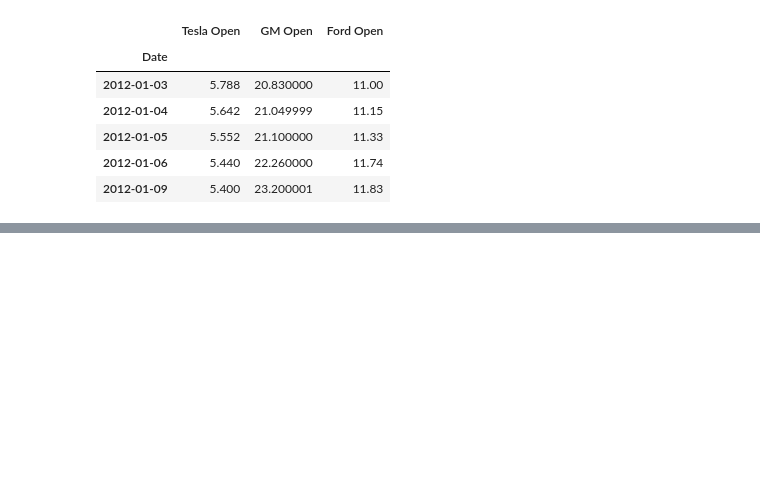
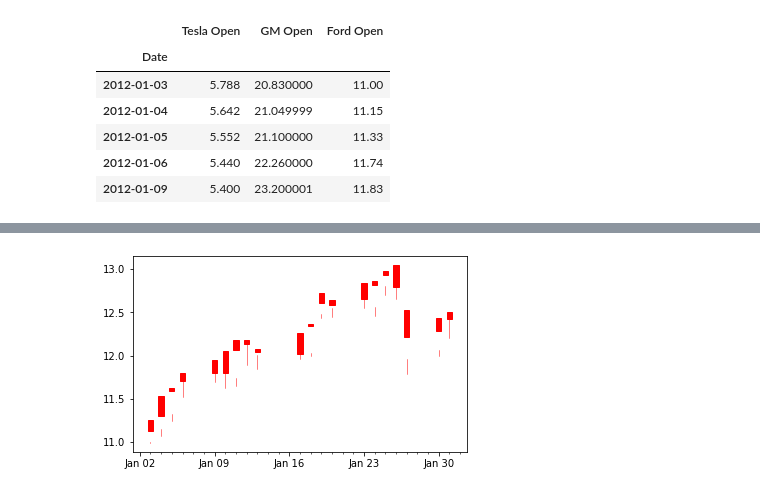
Before and after one commit to jfclaudien/financial-analysis-with-python, a Jupyter notebook: stock market analysis.ipynb, the cells around one changed output, grey strips where cells are left out. Saved outputs shown, nothing was run; the diff lists cells and outputs as text; code cells hidden in the pictures; blank space fills up the shorter version.

```diff
--- a/stock market analysis.ipynb
+++ b/stock market analysis.ipynb
@@ -152,0 +255,19 @@ scatter_matrix(company, figsize= (8, 8), alpha= 0.2, hist_kwds= {});
+# %%
+ford_reset = ford.loc['2012-01': '2012-01'].reset_index()
+ford_reset['Date_ax'] = ford_reset.Date.apply(lambda d: date2num(d))
+col_lst = ['Date_ax', 'High', 'Low', 'Open', 'Close']
+ford_val = [tuple(vals) for vals in ford_reset[col_lst].values]
+
+monday = WeekdayLocator(MONDAY)
+alldays = DayLocator()
+weeFormatter = DateFormatter('%b %d')
+dayFormatter = DateFormatter('%d')
+
+fig, ax = plt.subplots()
+fig.subplots_adjust(bottom=0.2)
+ax.xaxis.set_major_locator(monday)
+ax.xaxis.set_minor_locator(alldays)
+ax.xaxis.set_major_formatter(weeFormatter)
+candlestick_ohlc(ax, ford_val, width= 0.5, colorup= 'g', colordown= 'r');
+# %% [output]
+[figure, added]
```
Also changed, not shown: parts of 15 cells of this notebook.
